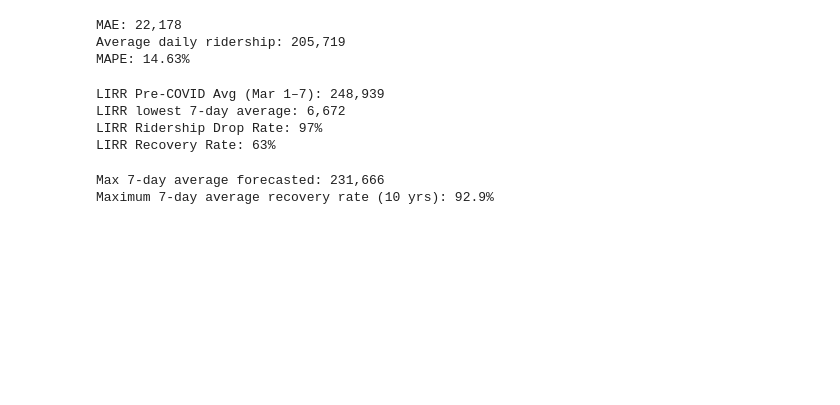
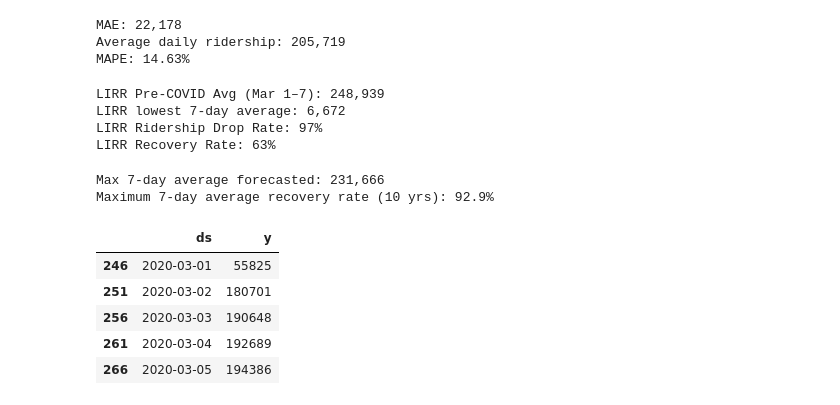
Before and after one commit to abdonkath/MTA_Ridership, a Jupyter notebook: mta.ipynb, the cells around one changed output. Saved outputs shown, nothing was run; the diff lists cells and outputs as text; code cells hidden in the pictures; blank space fills up the shorter version.

```diff
--- a/mta.ipynb
+++ b/mta.ipynb
@@ -818,3 +818,23 @@ print(f"Maximum 7-day average recovery rate (10 yrs): {recovery_rate_10yr:.1f}%"
 # %% [output]
 Max 7-day average forecasted: 231,666
 Maximum 7-day average recovery rate (10 yrs): 92.9%
+# %%
+metro_df = df.loc[:, ['Date', 'Metro-North: Total Estimated Ridership']].copy()
+
+#Convert to datetime
+metro_df['Date'] = pd.to_datetime(metro_df['Date'])
+
+#Rename
+metro_df.columns = ['ds', 'y']
+
+#Sort data
+metro_df = metro_df.sort_values('ds')
+
+metro_df.head()
+# %% [output]
+|  | ds | y |
+| 246 | 2020-03-01 | 55825 |
+| 251 | 2020-03-02 | 180701 |
+| 256 | 2020-03-03 | 190648 |
+| 261 | 2020-03-04 | 192689 |
+| 266 | 2020-03-05 | 194386 |
```
Also changed, not shown: parts of 20 cells of this notebook.
